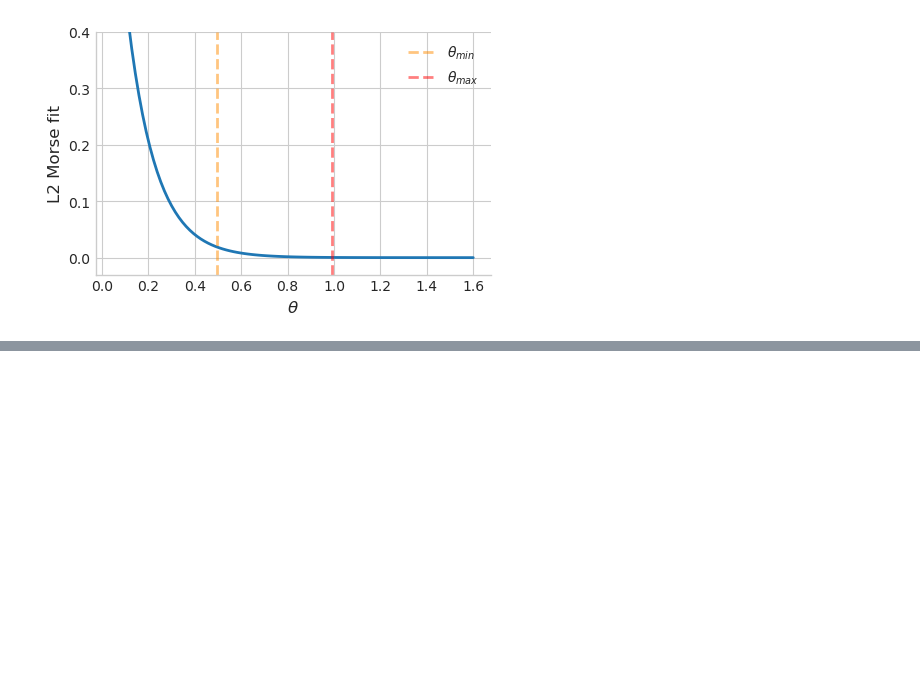
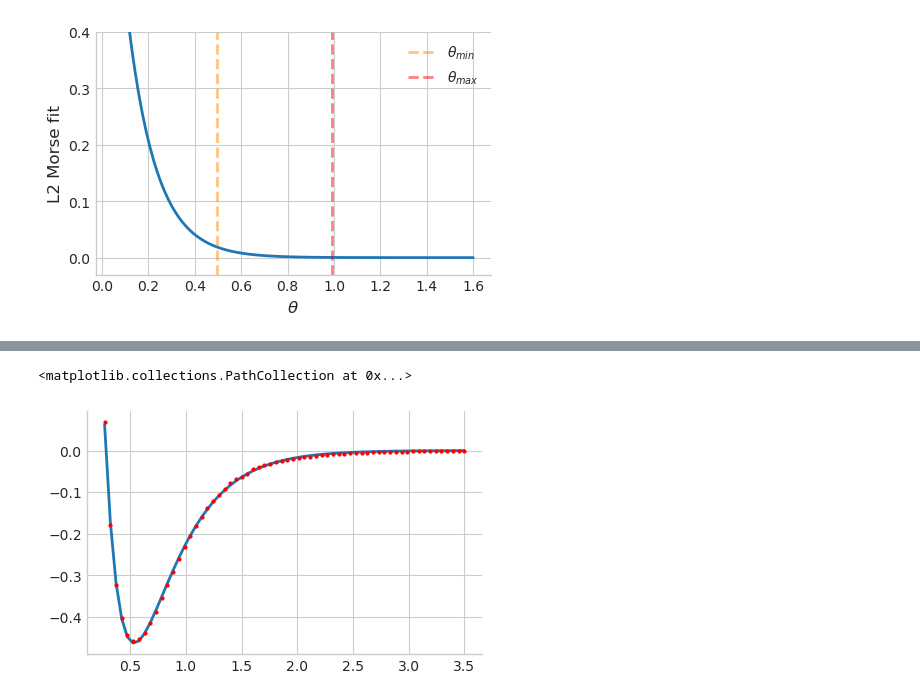
Before and after one commit to MatthieuSarkis/Long-range-intermolecular-interactions-on-a-continuous-variable-quantum-computer, a Jupyter notebook: plot_alternate.ipynb, the cells around one changed output, grey strips where cells are left out. Cells and saved outputs as stored; diff of their text form; code cells hidden in the pictures; blank space fills up the shorter version.

```diff
--- a/plot_alternate.ipynb
+++ b/plot_alternate.ipynb
@@ -534,0 +645,6 @@ plt.savefig('./plottini/Morse_quality.pdf', dpi=300, transparent=False, bbox_inc
+# %%
+plt.plot(d, Morse(d, 0.46295854, 2.73239587, 0.5361966 ), zorder = 1)
+plt.scatter(d, be, color = 'red',zorder = 2)
+# %% [output]
+<matplotlib.collections.PathCollection at 0x...>
+[figure, added]
```
Also changed, not shown: parts of 10 cells of this notebook, 1 other file.
